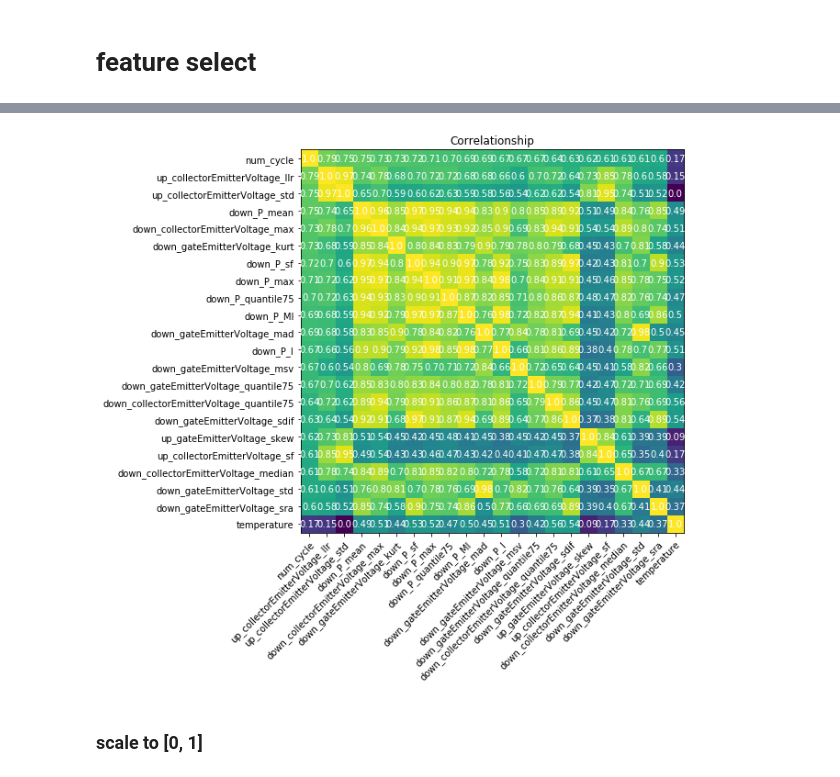
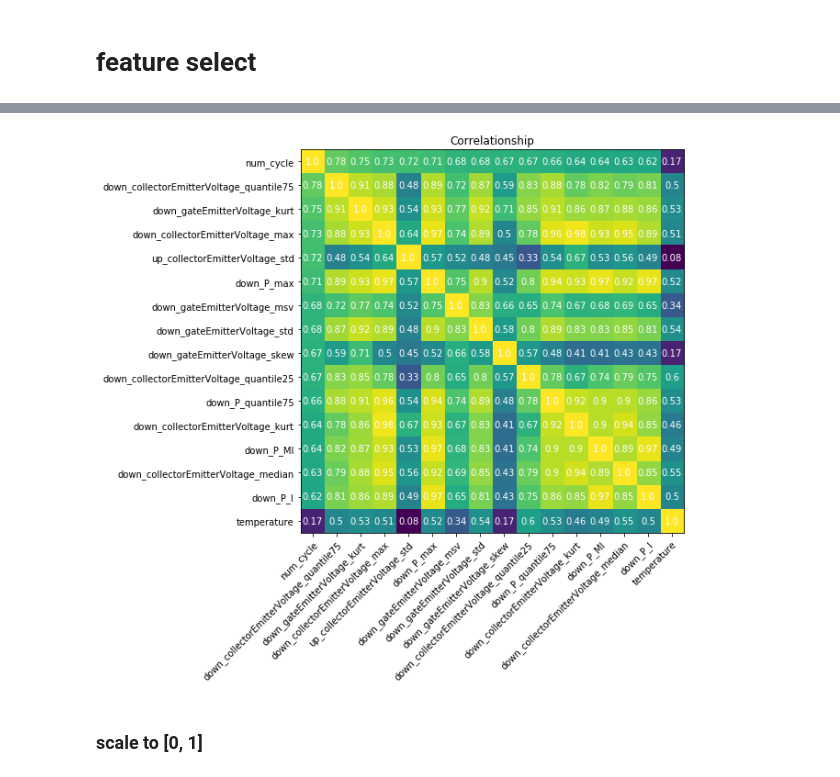
Before and after one commit to gejianwnen/IGBT_NASA, a Jupyter notebook: baseline.ipynb, the cells around one changed output, grey strips where cells are left out. Saved outputs shown, nothing was run; the diff lists cells and outputs as text; code cells hidden in the pictures.

```diff
--- a/baseline.ipynb
+++ b/baseline.ipynb
@@ -274,7 +277,7 @@ cols = train_df.columns.values
 del_cols = []
 for i in range(cols.size):
     for j in range(i+1,cols.size,1):
-        if(corr_df.iloc[i,j]>0.98):
+        if(corr_df.iloc[i,j]>0.99):
             if(cols[j] not in del_cols):
                 del_cols.append(cols[j])
 print("length of delete cols:",len(del_cols))
@@ -311,60 +315,21 @@ feature length: 20
-# %%
-cols = ['down_gateEmitterVoltage_sra',
-        'down_gateEmitterVoltage_std',
-        'down_collectorEmitterVoltage_median',
-        'up_gateEmitterVoltage_skew',
-        'down_gateEmitterVoltage_sdif',
-        'down_collectorEmitterVoltage_quantile75',
-        'down_gateEmitterVoltage_quantile75',
-        'down_gateEmitterVoltage_msv',
-        'down_P_quantile75',
-        'down_gateEmitterVoltage_kurt',
-        'down_collectorEmitterVoltage_max',
-        'up_collectorEmitterVoltage_std',
-        "temperature",
-        "num_cycle"
-       ]
-cols = [
-    'num_cycle' ,
-     'up_collectorEmitterVoltage_llr',
-     'up_collectorEmitterVoltage_std',
-     'down_P_mean',
-     'down_collectorEmitterVoltage_max',
-     'down_gateEmitterVoltage_kurt',
-     'down_P_sf',
-     'down_P_max' ,
-     'down_P_quantile75' ,
-     'down_P_MI',
-     'down_gateEmitterVoltage_mad' ,
-     'down_P_I',
-     'down_gateEmitterVoltage_msv',
-     'down_gateEmitterVoltage_quantile75',
-     'down_collectorEmitterVoltage_quantile75' ,
-     'down_gateEmitterVoltage_sdif',
-     'up_gateEmitterVoltage_skew' ,
-     'up_collectorEmitterVoltage_sf',
-     'down_collectorEmitterVoltage_median' ,
-     'down_gateEmitterVoltage_std',
-     'down_gateEmitterVoltage_sra',
-    ]
 # %%
 from myHeatMap import *
 if 'temperature' not in cols:
     cols = np.append(cols,'temperature')
 
 # train_df = pd.read_csv('./temp/train_feature_df.csv')
-# train_df = pd.read_csv('./temp/train_feature_df_outliers.csv')
-train_df = pd.read_csv('./temp/train_df_scale.csv')
+train_df = pd.read_csv('./temp/train_feature_df_outliers.csv')
+# train_df = pd.read_csv('./temp/train_df_scale.csv')
 feature_df = train_df.loc[:,cols]
 feature_df.to_csv('./temp/useful_feature_df.csv',index = False)
 corr_df = feature_df.corr().abs()
 corr_df.to_csv("temp/correlationship_usefue_features.csv")
 # plot
 im =np.abs(corr_df.values)
 im = im.round(2)
 myHeatMap(im,cols,cols)
 # %% [output]
-[figure, old version]
+[figure, new version]
 # %% [markdown]
 ### scale to [0, 1]
 # %%
```
Also changed, not shown: parts of 16 cells of this notebook, 3 other files.
